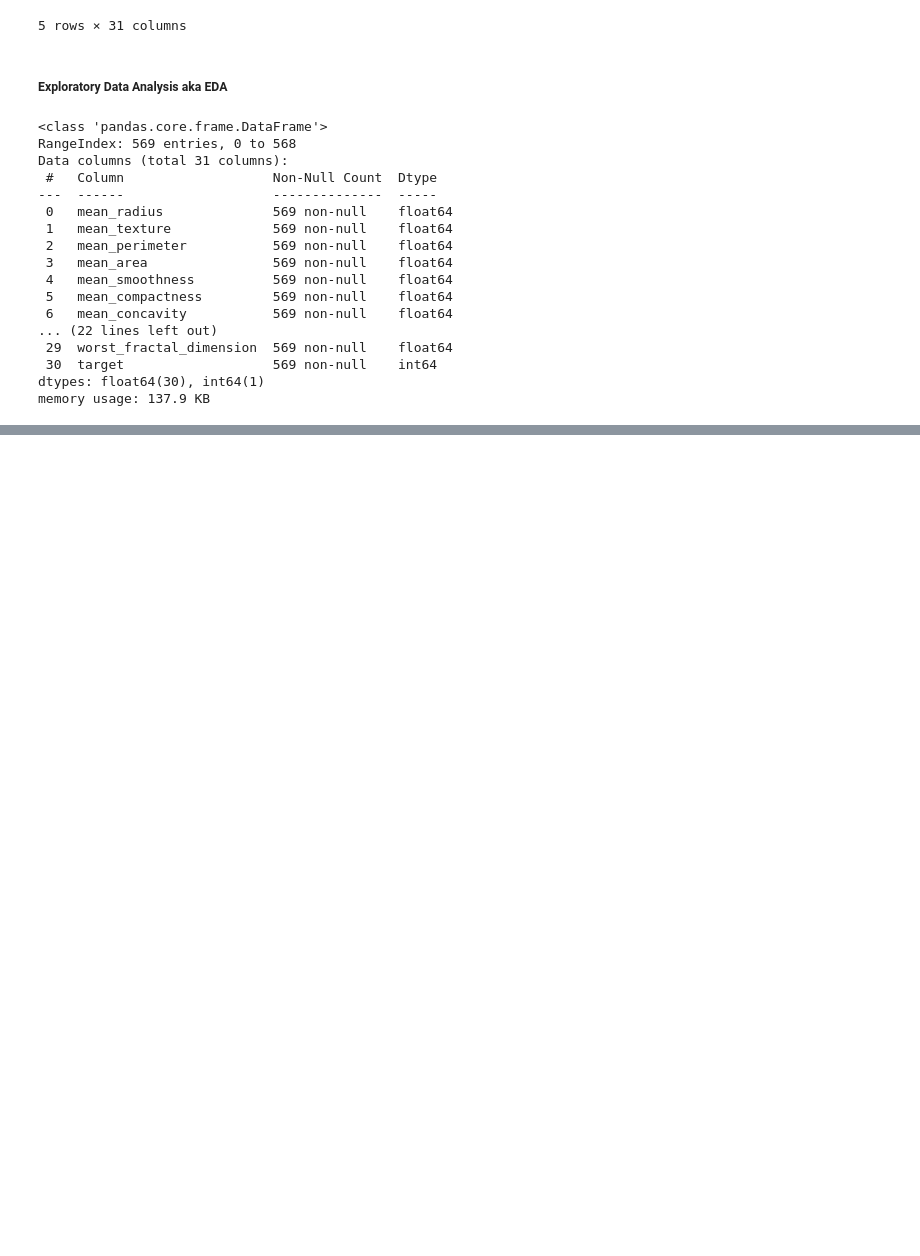
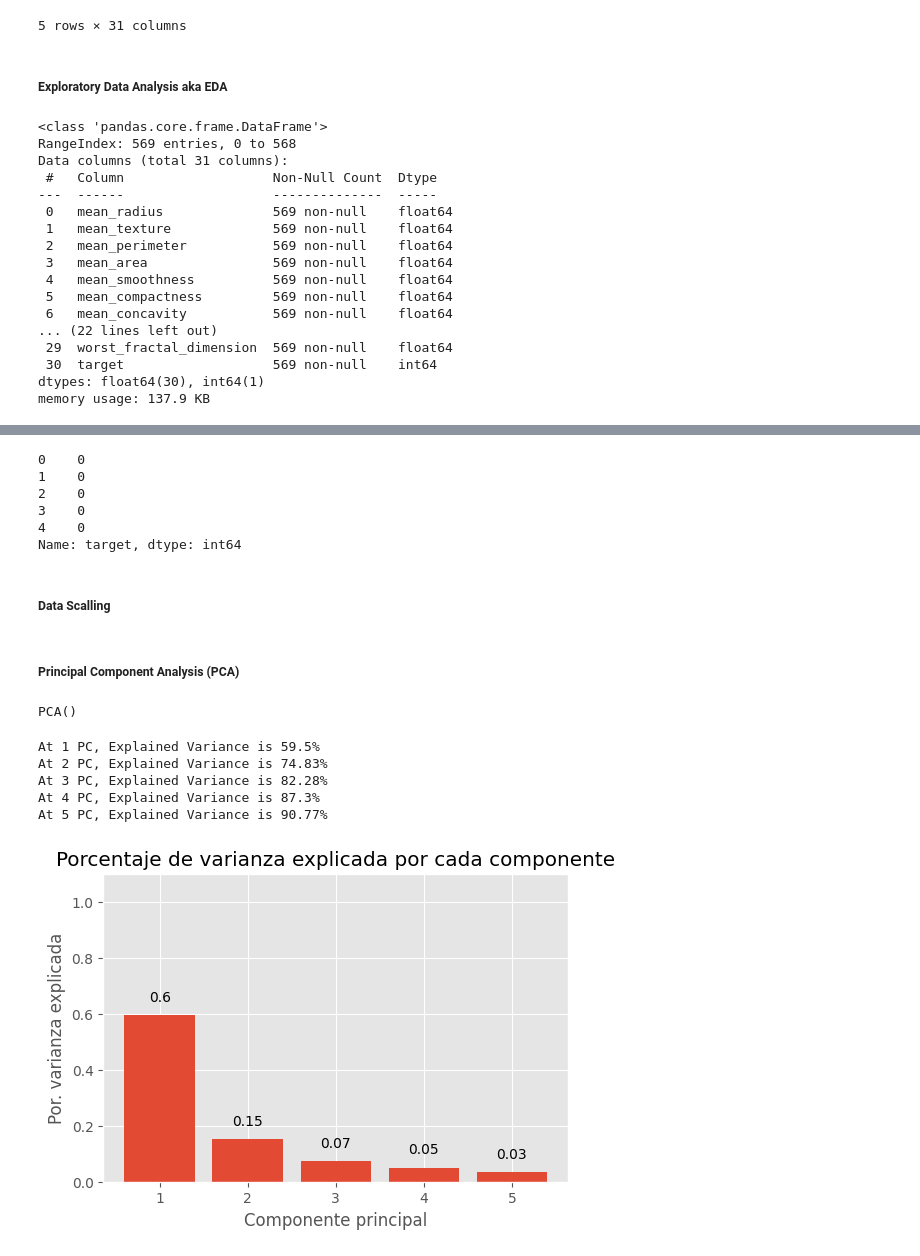
Before and after one commit to isaacmenchaca97/breast_cancer_detection, a Jupyter notebook: breast_cancer.ipynb, the cells around one changed output, grey strips where cells are left out. Drawn from its saved outputs; the diff is of its cells as text; code cells hidden in the pictures; blank space fills up the shorter version.

Commit message:
principal component analysis

```diff
--- a/breast_cancer.ipynb
+++ b/breast_cancer.ipynb
@@ -94,0 +206,61 @@ memory usage: 137.9 KB
+# %%
+y = df['target']
+y.head()
+# %% [output]
+0    0
+1    0
+2    0
+3    0
+4    0
+Name: target, dtype: int64
+# %% [markdown]
+##### Data Scalling
+# %%
+scaler = MinMaxScaler()
+scaler.fit(X)
+X_scaled = scaler.transform(X)
+# %% [markdown]
+##### Principal Component Analysis (PCA)
+# %%
+model_pca = PCA()
+model_pca.fit(X_scaled)
+# %% [output]
+PCA()
+# %%
+prop_varianza_acum = model_pca.explained_variance_ratio_.cumsum()
+n_pca = 0
+for i in range(model_pca.n_components_):
+    if prop_varianza_acum[i]*100 < 92:
+        n_pca += 1
+        print(f'At {n_pca} PC, Explained Variance is {round(prop_varianza_acum[i]*100,2)}%')
+# %% [output]
+At 1 PC, Explained Variance is 59.5%
+At 2 PC, Explained Variance is 74.83%
+At 3 PC, Explained Variance is 82.28%
+At 4 PC, Explained Variance is 87.3%
+At 5 PC, Explained Variance is 90.77%
+# %%
+
+fig, ax = plt.subplots(nrows=1, ncols=1, figsize=(6, 4))
+ax.bar(
+    x      = np.arange(n_pca) + 1,
+    height = model_pca.explained_variance_ratio_[:n_pca]
+)
+
+for x, y in zip(np.arange(n_pca) + 1, model_pca.explained_variance_ratio_[:n_pca]):
+    label = round(y, 2)
+    ax.annotate(
+        label,
+        (x,y),
+        textcoords="offset points",
+        xytext=(0,10),
+        ha='center'
+    )
+
+ax.set_xticks(np.arange(n_pca) + 1)
+ax.set_ylim(0, 1.1)
+ax.set_title('Porcentaje de varianza explicada por cada componente')
+ax.set_xlabel('Componente principal')
+ax.set_ylabel('Por. varianza explicada');
+# %% [output]
+[figure, added]
```
Also changed, not shown: parts of 10 cells of this notebook, 1 other file.
